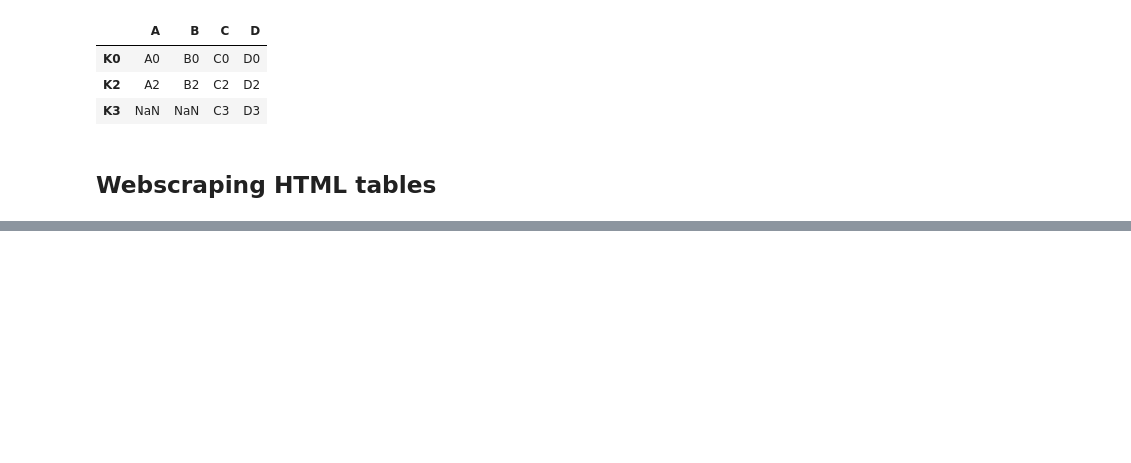
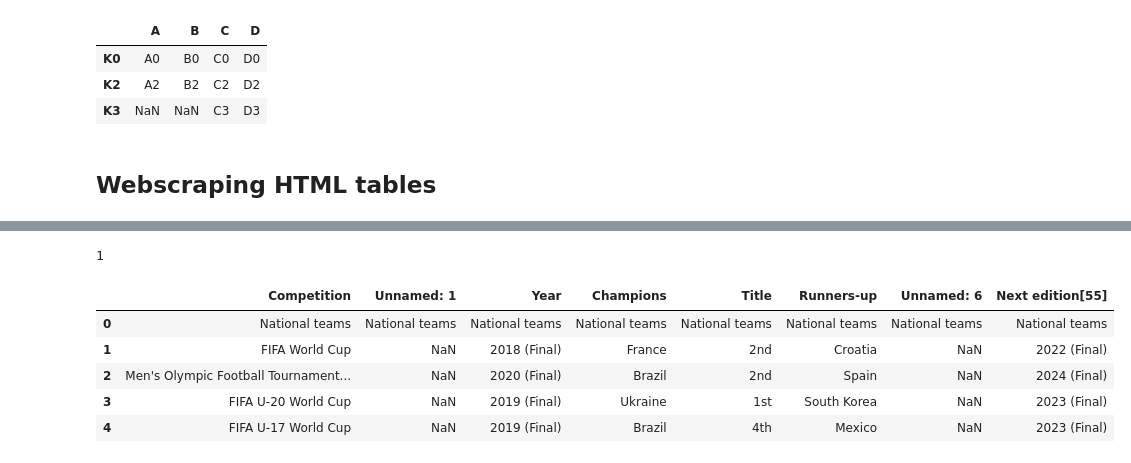
Before and after one commit to JoelOscarsson/Databehandling-JoelOscarsson, a Jupyter notebook: Lectures/L4_Merging.ipynb, the cells around one changed output, grey strips where cells are left out. Saved outputs shown, nothing was run; the diff lists cells and outputs as text; code cells hidden in the pictures; blank space fills up the shorter version.

```diff
--- a/Lectures/L4_Merging.ipynb
+++ b/Lectures/L4_Merging.ipynb
@@ -338,0 +373,17 @@ ImportError: lxml not found, please install it
+# %%
+title_holders = pd.read_html("https://en.wikipedia.org/wiki/FIFA", match = "Runners-up")
+
+len(title_holders)
+# %% [output]
+1
+# %%
+title_holders = pd.read_html("https://en.wikipedia.org/wiki/FIFA", match = "Runners-up", header = 0)[0]  #letade efter Runners-up listan
+
+title_holders.head()
+# %% [output]
+|  | Competition | Unnamed: 1 | Year | Champions | Title | Runners-up | Unnamed: 6 | Next edition[55] |
+| 0 | National teams | National teams | National teams | National teams | National teams | National teams | National teams | National teams |
+| 1 | FIFA World Cup | NaN | 2018 (Final) | France | 2nd | Croatia | NaN | 2022 (Final) |
+| 2 | Men's Olympic Football Tournament... | NaN | 2020 (Final) | Brazil | 2nd | Spain | NaN | 2024 (Final) |
+| 3 | FIFA U-20 World Cup | NaN | 2019 (Final) | Ukraine | 1st | South Korea | NaN | 2023 (Final) |
+| 4 | FIFA U-17 World Cup | NaN | 2019 (Final) | Brazil | 4th | Mexico | NaN | 2023 (Final) |
```
Also changed, not shown: parts of 6 cells of this notebook.
